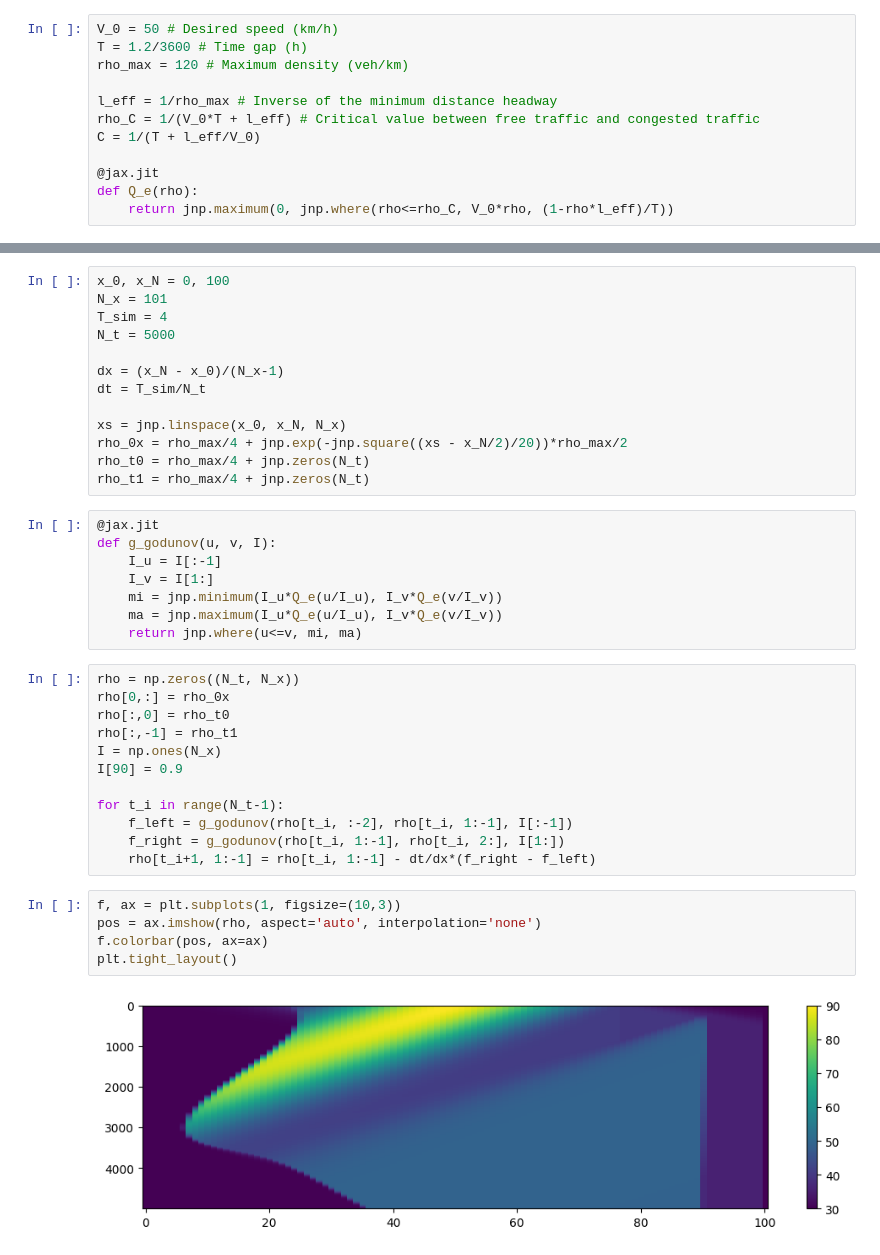
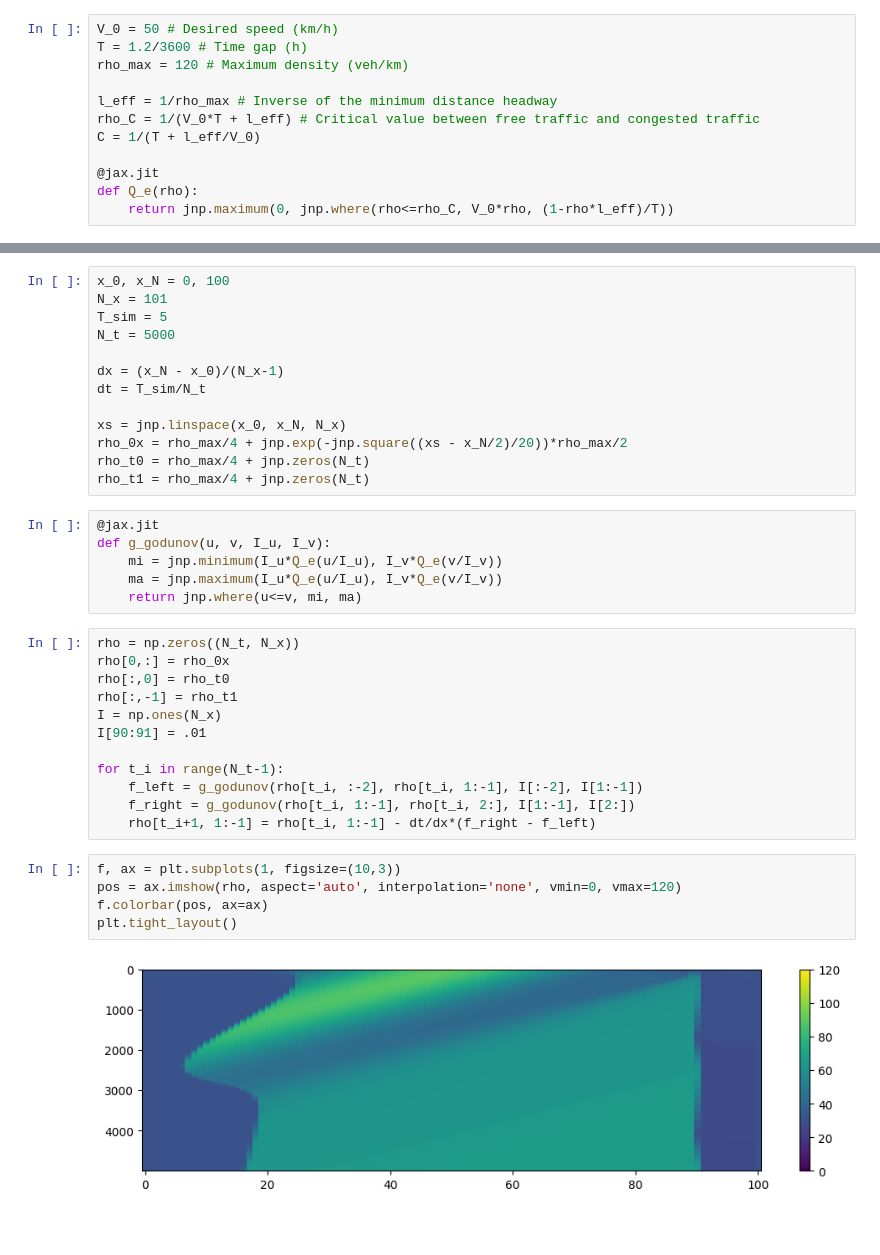
Before and after one commit to dani2442/TrafficFlow, a Jupyter notebook: notebooks/FVM_2.ipynb, the cells around one changed output, grey strips where cells are left out. Saved outputs shown, nothing was run; the diff lists cells and outputs as text; blank space fills up the shorter version.

```diff
--- a/notebooks/FVM_2.ipynb
+++ b/notebooks/FVM_2.ipynb
@@ -30,7 +31,7 @@ plt.plot(rho_i, I*Q_e(rho_i/I))
 # %%
 x_0, x_N = 0, 100
 N_x = 101
-T_sim = 4
+T_sim = 5
 N_t = 5000
 
 dx = (x_N - x_0)/(N_x-1)
@@ -42,9 +43,7 @@ rho_t0 = rho_max/4 + jnp.zeros(N_t)
 rho_t1 = rho_max/4 + jnp.zeros(N_t)
 # %%
 @jax.jit
-def g_godunov(u, v, I):
-    I_u = I[:-1]
-    I_v = I[1:]
+def g_godunov(u, v, I_u, I_v):
     mi = jnp.minimum(I_u*Q_e(u/I_u), I_v*Q_e(v/I_v))
     ma = jnp.maximum(I_u*Q_e(u/I_u), I_v*Q_e(v/I_v))
     return jnp.where(u<=v, mi, ma)
@@ -54,16 +53,16 @@ rho[0,:] = rho_0x
 rho[:,0] = rho_t0
 rho[:,-1] = rho_t1
 I = np.ones(N_x)
-I[90] = 0.9
+I[90:91] = .01
 
 for t_i in range(N_t-1):
-    f_left = g_godunov(rho[t_i, :-2], rho[t_i, 1:-1], I[:-1])
-    f_right = g_godunov(rho[t_i, 1:-1], rho[t_i, 2:], I[1:])
+    f_left = g_godunov(rho[t_i, :-2], rho[t_i, 1:-1], I[:-2], I[1:-1])
+    f_right = g_godunov(rho[t_i, 1:-1], rho[t_i, 2:], I[1:-1], I[2:])
     rho[t_i+1, 1:-1] = rho[t_i, 1:-1] - dt/dx*(f_right - f_left)
 # %%
 f, ax = plt.subplots(1, figsize=(10,3))
-pos = ax.imshow(rho, aspect='auto', interpolation='none')
+pos = ax.imshow(rho, aspect='auto', interpolation='none', vmin=0, vmax=120)
 f.colorbar(pos, ax=ax)
 plt.tight_layout()
 # %% [output]
-[figure, old version]
+[figure, new version]
```
Also changed, not shown: parts of 1 cell of this notebook.
